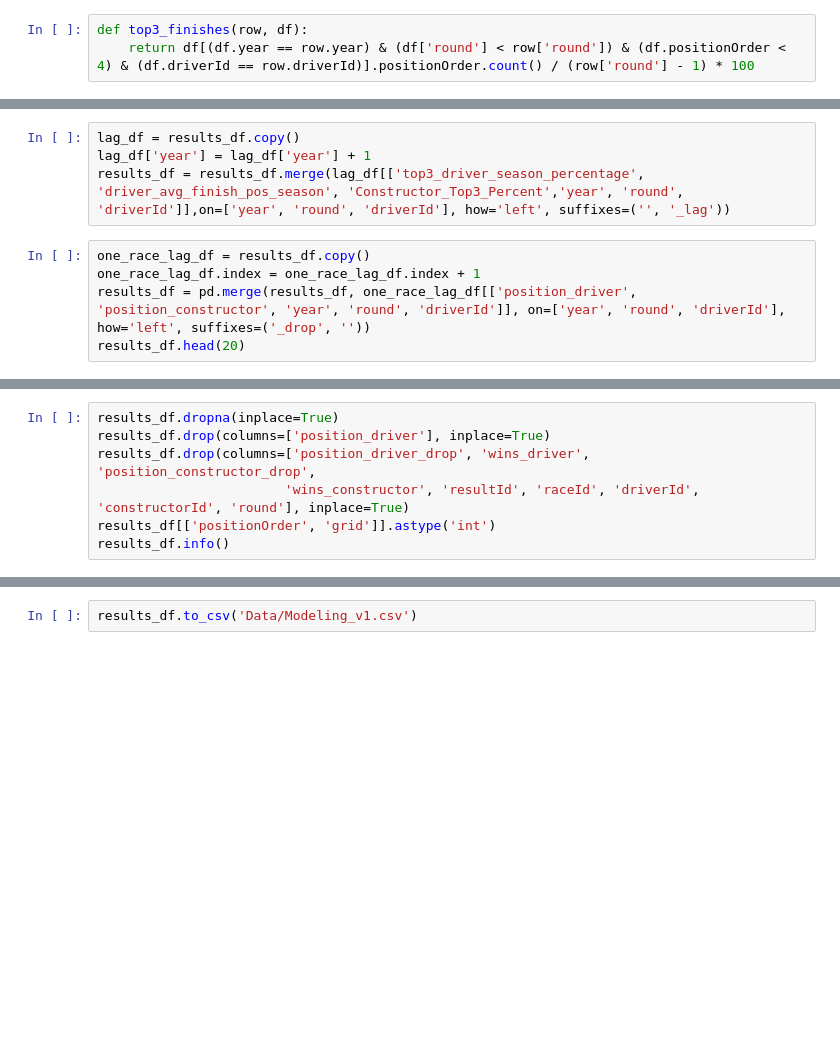
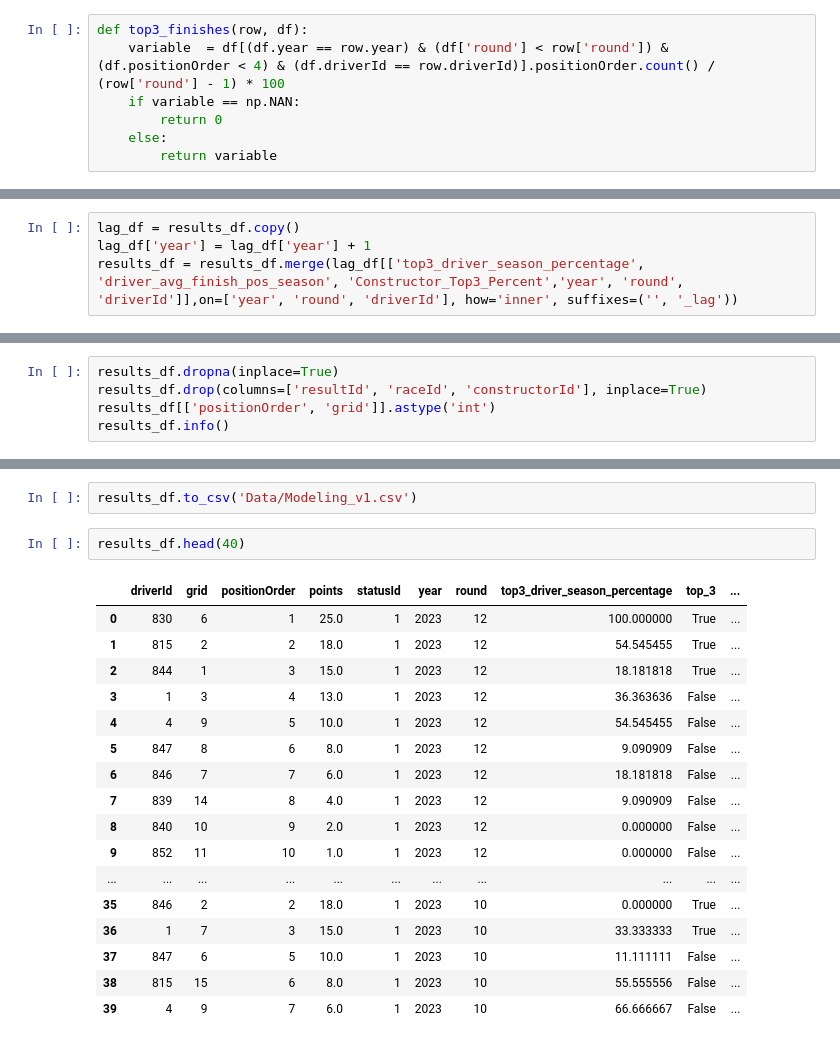
Before and after one commit to BoSsHoGaLeX66/F1Prediction, a Jupyter notebook: DataPrepandFeatureEngineering.ipynb, the cells around one changed output, grey strips where cells are left out. Cells and saved outputs as stored; diff of their text form; blank space fills up the shorter version.

```diff
--- a/DataPrepandFeatureEngineering.ipynb
+++ b/DataPrepandFeatureEngineering.ipynb
@@ -78,7 +73,11 @@ memory usage: 2.9+ MB
 ## Feature Engineering
 # %%
 def top3_finishes(row, df):
-    return df[(df.year == row.year) & (df['round'] < row['round']) & (df.positionOrder < 4) & (df.driverId == row.driverId)].positionOrder.count() / (row['round'] - 1) * 100
+    variable  = df[(df.year == row.year) & (df['round'] < row['round']) & (df.positionOrder < 4) & (df.driverId == row.driverId)].positionOrder.count() / (row['round'] - 1) * 100
+    if variable == np.NAN:
+        return 0
+    else:
+        return variable
 # %%
 results_df['top3_driver_season_percentage'] = results_df.swifter.apply(top3_finishes, axis=1, args=(results_df,))
 # %%
@@ -119,9 +118,4 @@ memory usage: 3.3+ MB
 # %%
 lag_df = results_df.copy()
 lag_df['year'] = lag_df['year'] + 1
-results_df = results_df.merge(lag_df[['top3_driver_season_percentage', 'driver_avg_finish_pos_season', 'Constructor_Top3_Percent','year', 'round', 'driverId']],on=['year', 'round', 'driverId'], how='left', suffixes=('', '_lag'))
+results_df = results_df.merge(lag_df[['top3_driver_season_percentage', 'driver_avg_finish_pos_season', 'Constructor_Top3_Percent','year', 'round', 'driverId']],on=['year', 'round', 'driverId'], how='inner', suffixes=('', '_lag'))
-# %%
-one_race_lag_df = results_df.copy()
-one_race_lag_df.index = one_race_lag_df.index + 1
-results_df = pd.merge(results_df, one_race_lag_df[['position_driver', 'position_constructor', 'year', 'round', 'driverId']], on=['year', 'round', 'driverId'], how='left', suffixes=('_drop', ''))
-results_df.head(20)
@@ -167,8 +158,6 @@ memory usage: 4.2+ MB
 # %%
 results_df.dropna(inplace=True)
-results_df.drop(columns=['position_driver'], inplace=True)
-results_df.drop(columns=['position_driver_drop', 'wins_driver', 'position_constructor_drop',
-                        'wins_constructor', 'resultId', 'raceId', 'driverId', 'constructorId', 'round'], inplace=True)
+results_df.drop(columns=['resultId', 'raceId', 'constructorId'], inplace=True)
 results_df[['positionOrder', 'grid']].astype('int')
 results_df.info()
 # %% [output]
@@ -192,2 +181,22 @@ memory usage: 1.6+ MB
 # %%
 results_df.to_csv('Data/Modeling_v1.csv')
+# %%
+results_df.head(40)
+# %% [output]
+|  | driverId | grid | positionOrder | points | statusId | year | round | top3_driver_season_percentage | top_3 | ... |
+| 0 | 830 | 6 | 1 | 25.0 | 1 | 2023 | 12 | 100.000000 | True | ... |
+| 1 | 815 | 2 | 2 | 18.0 | 1 | 2023 | 12 | 54.545455 | True | ... |
+| 2 | 844 | 1 | 3 | 15.0 | 1 | 2023 | 12 | 18.181818 | True | ... |
+| 3 | 1 | 3 | 4 | 13.0 | 1 | 2023 | 12 | 36.363636 | False | ... |
+| 4 | 4 | 9 | 5 | 10.0 | 1 | 2023 | 12 | 54.545455 | False | ... |
+| 5 | 847 | 8 | 6 | 8.0 | 1 | 2023 | 12 | 9.090909 | False | ... |
+| 6 | 846 | 7 | 7 | 6.0 | 1 | 2023 | 12 | 18.181818 | False | ... |
+| 7 | 839 | 14 | 8 | 4.0 | 1 | 2023 | 12 | 9.090909 | False | ... |
+| 8 | 840 | 10 | 9 | 2.0 | 1 | 2023 | 12 | 0.000000 | False | ... |
+| 9 | 852 | 11 | 10 | 1.0 | 1 | 2023 | 12 | 0.000000 | False | ... |
+| ... | ... | ... | ... | ... | ... | ... | ... | ... | ... | ... |
+| 35 | 846 | 2 | 2 | 18.0 | 1 | 2023 | 10 | 0.000000 | True | ... |
+| 36 | 1 | 7 | 3 | 15.0 | 1 | 2023 | 10 | 33.333333 | True | ... |
+| 37 | 847 | 6 | 5 | 10.0 | 1 | 2023 | 10 | 11.111111 | False | ... |
+| 38 | 815 | 15 | 6 | 8.0 | 1 | 2023 | 10 | 55.555556 | False | ... |
+| 39 | 4 | 9 | 7 | 6.0 | 1 | 2023 | 10 | 66.666667 | False | ... |
```
Also changed, not shown: parts of 9 cells of this notebook, 17 other files.
